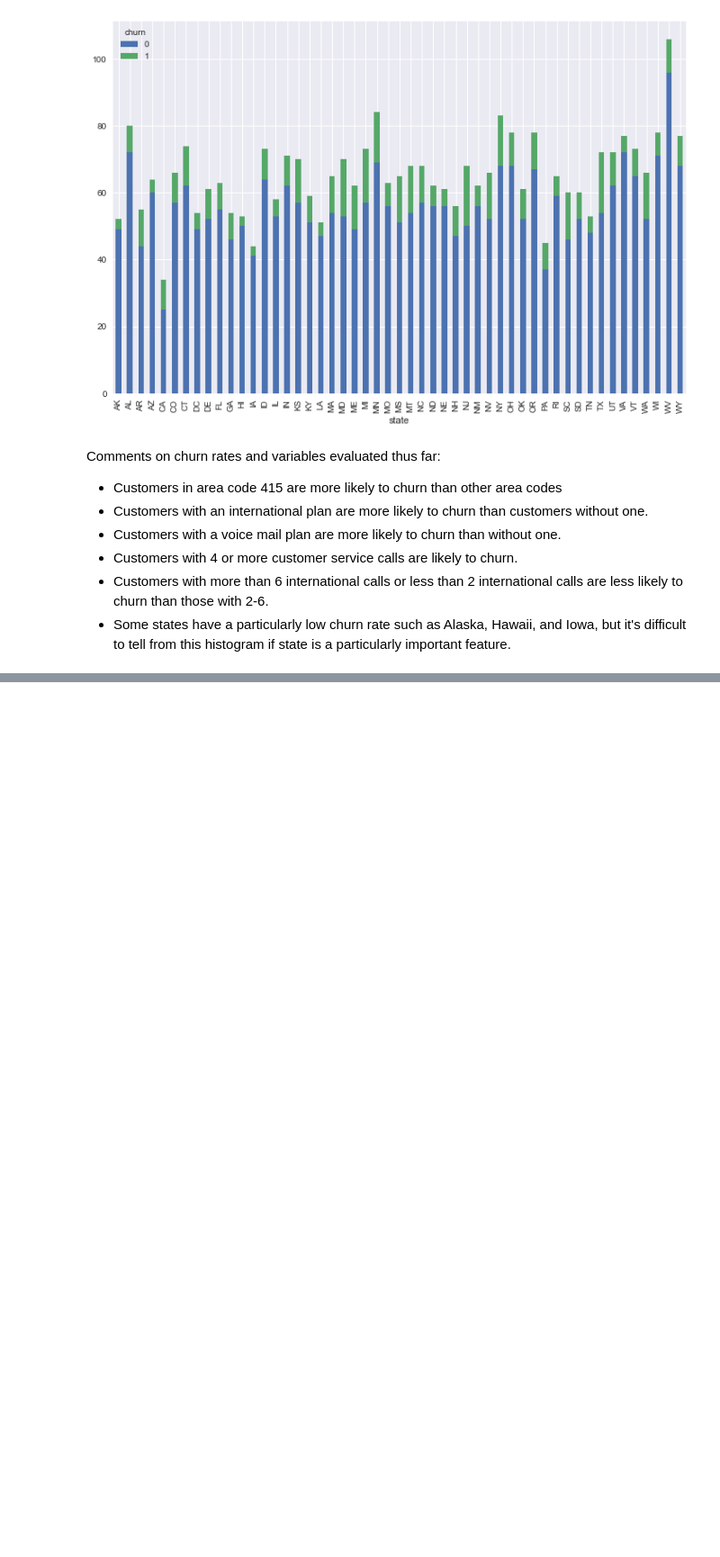
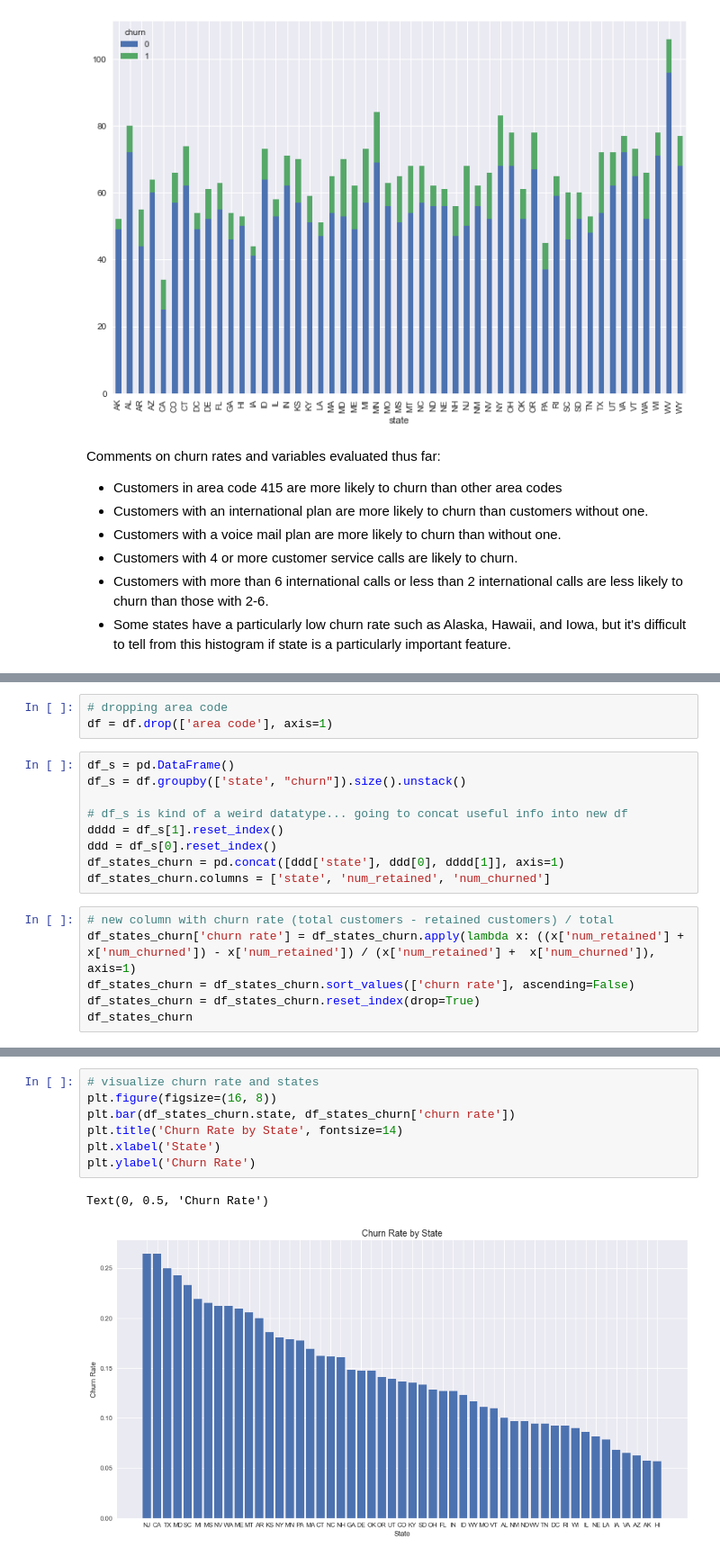
Before and after one commit to samoliver3/dsc-phase-3-project, a Jupyter notebook: notebooks/eda.ipynb, the cells around one changed output, grey strips where cells are left out. Shown at 90% size. Saved outputs shown, nothing was run; the diff lists cells and outputs as text; blank space fills up the shorter version.

```diff
--- a/notebooks/eda.ipynb
+++ b/notebooks/eda.ipynb
@@ -199,0 +202,18 @@ Comments on churn rates and variables evaluated thus far:
+# %%
+# dropping area code
+df = df.drop(['area code'], axis=1)
+# %%
+df_s = pd.DataFrame()
+df_s = df.groupby(['state', "churn"]).size().unstack()
+
+# df_s is kind of a weird datatype... going to concat useful info into new df
+dddd = df_s[1].reset_index()
+ddd = df_s[0].reset_index()
+df_states_churn = pd.concat([ddd['state'], ddd[0], dddd[1]], axis=1)
+df_states_churn.columns = ['state', 'num_retained', 'num_churned']
+# %%
+# new column with churn rate (total customers - retained customers) / total
+df_states_churn['churn rate'] = df_states_churn.apply(lambda x: ((x['num_retained'] +  x['num_churned']) - x['num_retained']) / (x['num_retained'] +  x['num_churned']), axis=1)
+df_states_churn = df_states_churn.sort_values(['churn rate'], ascending=False)
+df_states_churn = df_states_churn.reset_index(drop=True)
+df_states_churn
@@ -199,0 +238,10 @@ Comments on churn rates and variables evaluated thus far:
+# %%
+# visualize churn rate and states
+plt.figure(figsize=(16, 8))
+plt.bar(df_states_churn.state, df_states_churn['churn rate'])
+plt.title('Churn Rate by State', fontsize=14)
+plt.xlabel('State')
+plt.ylabel('Churn Rate')
+# %% [output]
+Text(0, 0.5, 'Churn Rate')
+[figure, added]
```
Also changed, not shown: parts of 3 cells of this notebook.
